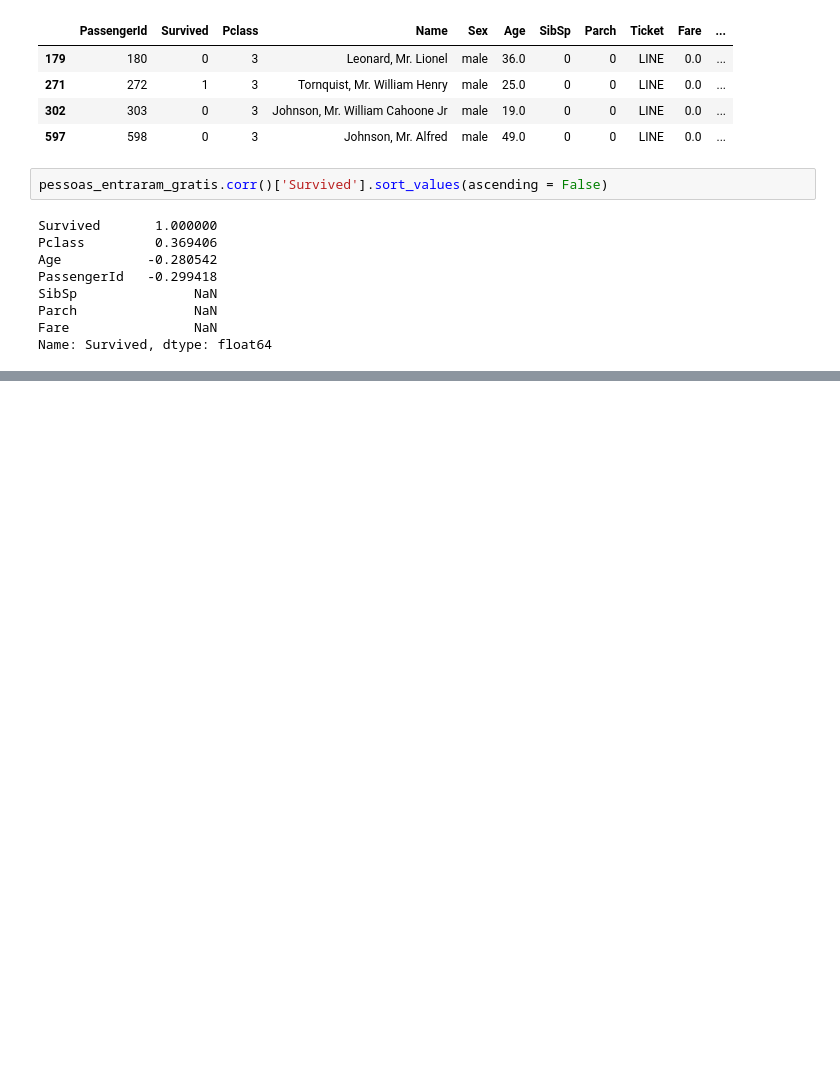
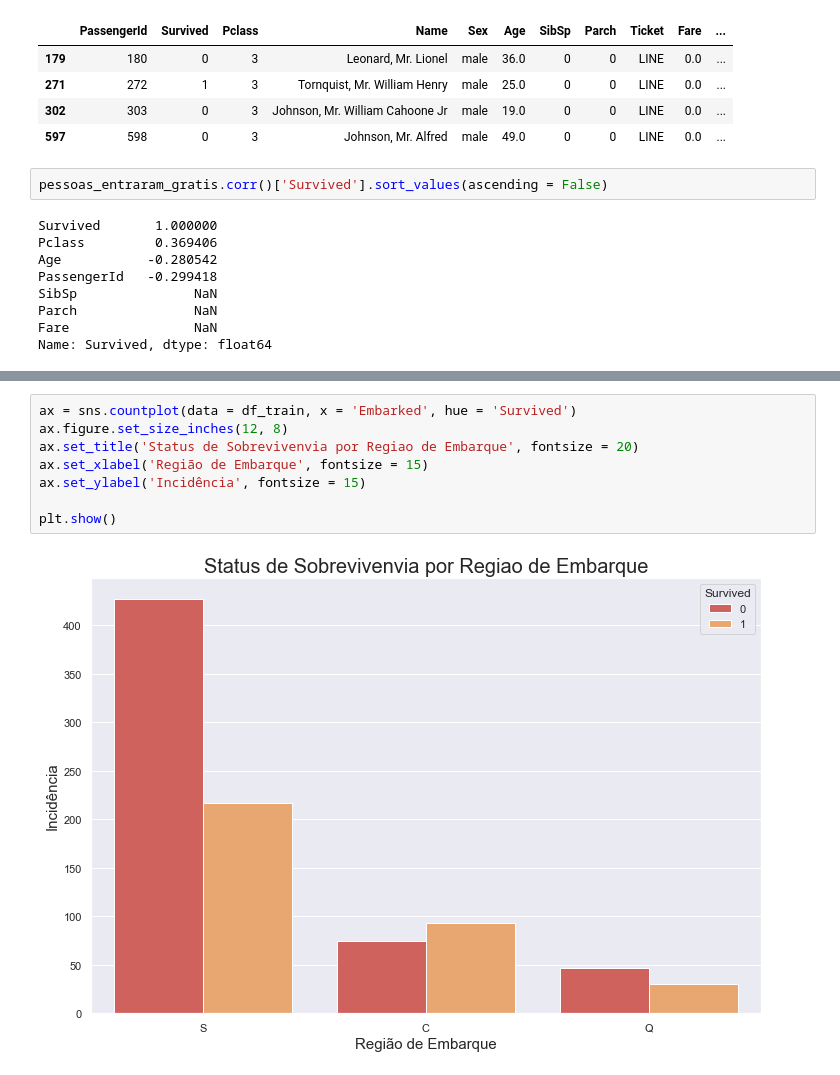
Before and after one commit to Mello-o/titanic, a Jupyter notebook: exploration-titanic-dataset.ipynb, the cells around one changed output, grey strips where cells are left out. Drawn from its saved outputs; the diff is of its cells as text; blank space fills up the shorter version.

```diff
--- a/exploration-titanic-dataset.ipynb
+++ b/exploration-titanic-dataset.ipynb
@@ -257,0 +274,10 @@ Amplitude de classes:  8
+# %%
+ax = sns.countplot(data = df_train, x = 'Embarked', hue = 'Survived')
+ax.figure.set_size_inches(12, 8)
+ax.set_title('Status de Sobrevivenvia por Regiao de Embarque', fontsize = 20)
+ax.set_xlabel('Região de Embarque', fontsize = 15)
+ax.set_ylabel('Incidência', fontsize = 15)
+
+plt.show()
+# %% [output]
+[figure, added]
```
Also changed, not shown: parts of 11 cells of this notebook.
